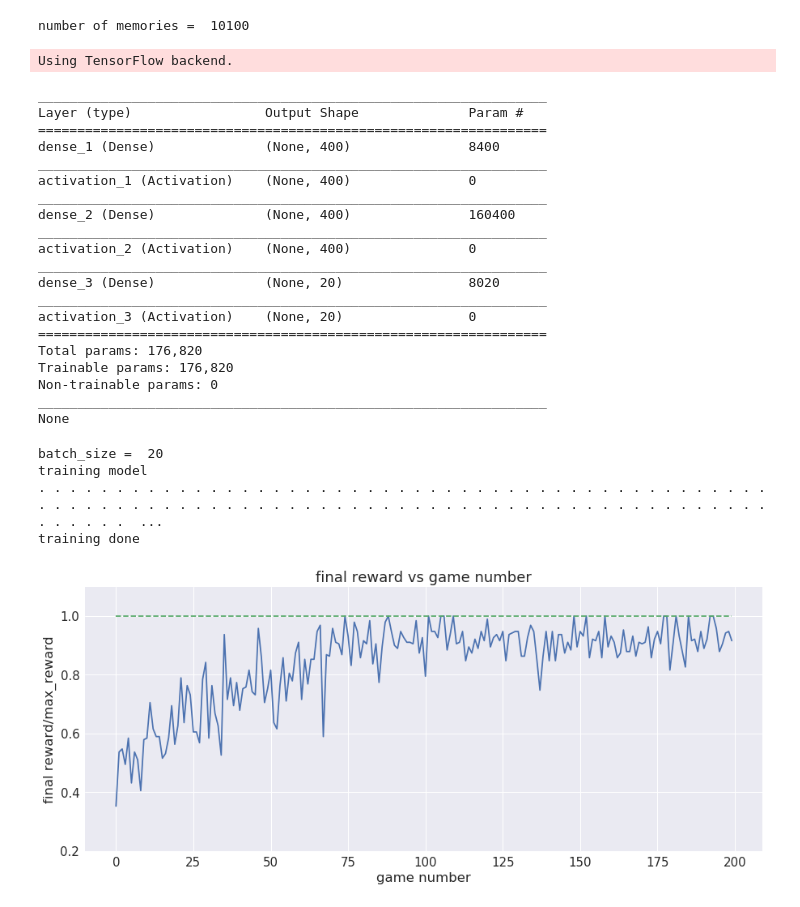
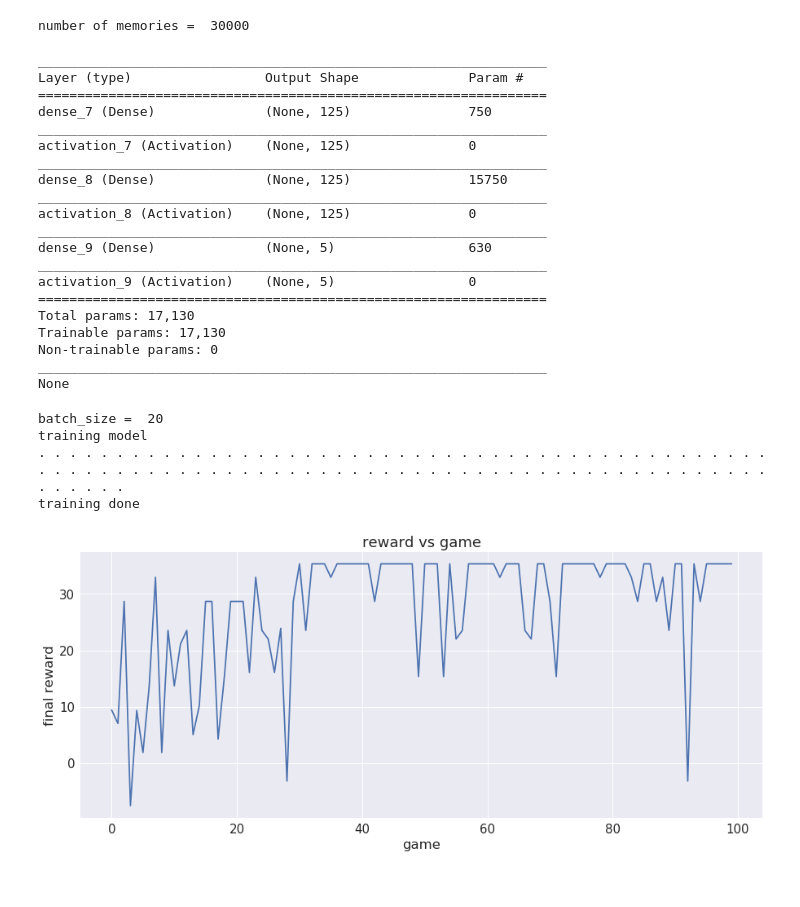
Before and after one commit to joehahn/multi-agent-explore, a Jupyter notebook: multi_agent.ipynb, the cells around one changed output. Drawn from its saved outputs; the diff is of its cells as text; code cells hidden in the pictures.

Commit message:
game

```diff
--- a/multi_agent.ipynb
+++ b/multi_agent.ipynb
@@ -25,15 +26,14 @@ import matplotlib.pyplot as plt
 sns.set(font_scale=1.5, font='DejaVu Sans')
 # %%
 #initialize system
-environment = initialize_environment(rn_seed, max_moves, N_buckets, N_agents)
+environment = initialize_environment(rn_seed, max_turns, N_buckets, N_agents)
 print 'environment = ', environment
-state = initialize_state(environment)
+state = initialize_state(environment, turn)
 print 'state = ', state
 reward = get_reward(state)
 print 'reward = ', reward
 state_vector = state2vector(state, environment)
 print 'state_vector = ', state_vector
-N_turn = 0
-game_state = get_game_state(N_turn, environment)
+game_state = get_game_state(turn, environment)
 print 'game_state = ', game_state
 # %% [output]
@@ -59,43 +90,42 @@ state_vector_next =  [[ 1.  0.  0.  0.  0.  1.  1.  1.  1.  0.  2.  0.  0.  0.
 # %%
-#play 100 games making random actions, and stash moves in memories queue
+#play 10 games making random actions, and stash moves in memories queue
 N_games = 100
 strategy = 'random'
-memories = make_memories(environment, strategy, N_games)
+memories = play_N_games(environment, strategy, N_games)
 print 'number of memories = ', len(memories)
 # %% [output]
-number of memories =  10100
+number of memories =  30000
 # %%
 #build model
 N_inputs = N_buckets
 N_outputs = N_buckets
-N_neurons = N_inputs*N_outputs
+N_neurons = N_inputs*N_outputs*5
 model = build_model(N_inputs, N_neurons, N_outputs)
 print model.summary()
 # %% [output]
-Using TensorFlow backend.
+_________________________________________________________________
+Layer (type)                 Output Shape              Param #
+=================================================================
+dense_7 (Dense)              (None, 125)               750
+_________________________________________________________________
+activation_7 (Activation)    (None, 125)               0
+_________________________________________________________________
+dense_8 (Dense)              (None, 125)               15750
+_________________________________________________________________
+activation_8 (Activation)    (None, 125)               0
+_________________________________________________________________
+dense_9 (Dense)              (None, 5)                 630
+_________________________________________________________________
+activation_9 (Activation)    (None, 5)                 0
+=================================================================
+Total params: 17,130
+Trainable params: 17,130
+Non-trainable params: 0
+_________________________________________________________________
+None
-_________________________________________________________________
-Layer (type)                 Output Shape              Param #
-=================================================================
-dense_1 (Dense)              (None, 400)               8400
-_________________________________________________________________
-activation_1 (Activation)    (None, 400)               0
-_________________________________________________________________
-dense_2 (Dense)              (None, 400)               160400
-_________________________________________________________________
-activation_2 (Activation)    (None, 400)               0
-_________________________________________________________________
-dense_3 (Dense)              (None, 20)                8020
-_________________________________________________________________
-activation_3 (Activation)    (None, 20)                0
-=================================================================
-Total params: 176,820
-Trainable params: 176,820
-Non-trainable params: 0
-_________________________________________________________________
-None
 # %%
 #train model
-N_games = 200                               #number of games to be played during training
+N_games = 100                                #number of games to be played during training
 gamma = 0.85                                #discount for future rewards
 batch_size = 20                             #number of memories used during experience-replay
 debug = False                               #set True to see stats about each game's final turn
@@ -106,22 +136,19 @@ print '\ntraining done'
 # %% [output]
 batch_size =  20
 training model
-. . . . . . . . . . . . . . . . . . . . . . . . . . . . . . . . . . . . . . . . . . . . . . . . . . . . . . . . . . . . . . . . . . . . . . . . . . . . . . . . . . . . . . . . . . . . . . . . . . . .  ...
+. . . . . . . . . . . . . . . . . . . . . . . . . . . . . . . . . . . . . . . . . . . . . . . . . . . . . . . . . . . . . . . . . . . . . . . . . . . . . . . . . . . . . . . . . . . . . . . . . . . .
 training done
 # %%
-#plot final_reward vs game_number
-max_rewards = N_agents*(N_buckets-1)
+#plot rewards vs game
 fig, ax = plt.subplots(1,1, figsize=(15, 6))
 xp = game
-yp = rewards/max_rewards
+yp = rewards
 p = ax.plot(xp, yp)
-p = ax.plot(xp, yp*0+1, linestyle='dashed')
-p = ax.set_ylim(0.2, 1.1)
-p = ax.set_title('final reward vs game number')
-p = ax.set_xlabel('game number')
-p = ax.set_ylabel('final reward/max_reward')
+p = ax.set_title('reward vs game')
+p = ax.set_xlabel('game')
+p = ax.set_ylabel('final reward')
 # %% [output]
-[figure, old version]
+[figure, new version]
 # %%
 #plot epsilon vs game_number
 fig, ax = plt.subplots(1,1, figsize=(15, 6))
```
Also changed, not shown: parts of 8 cells of this notebook, 1 other file.
